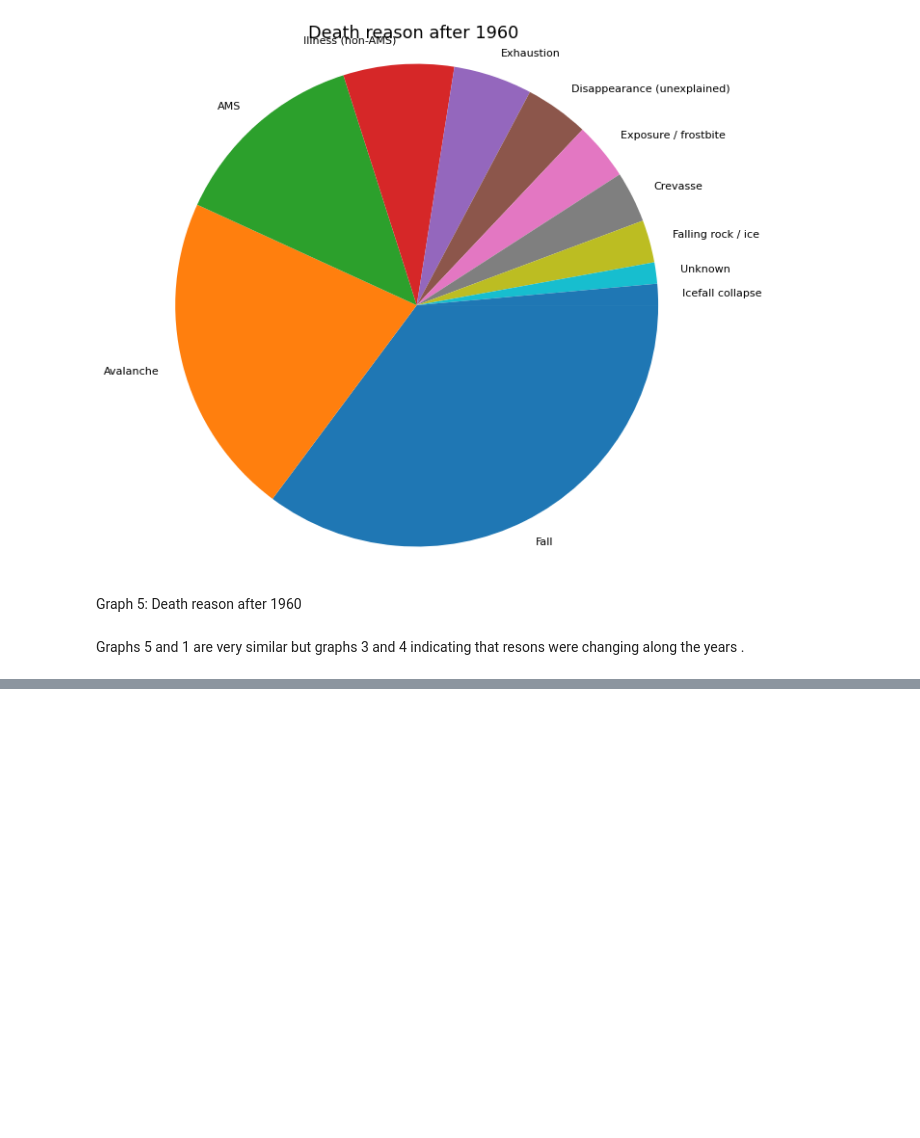
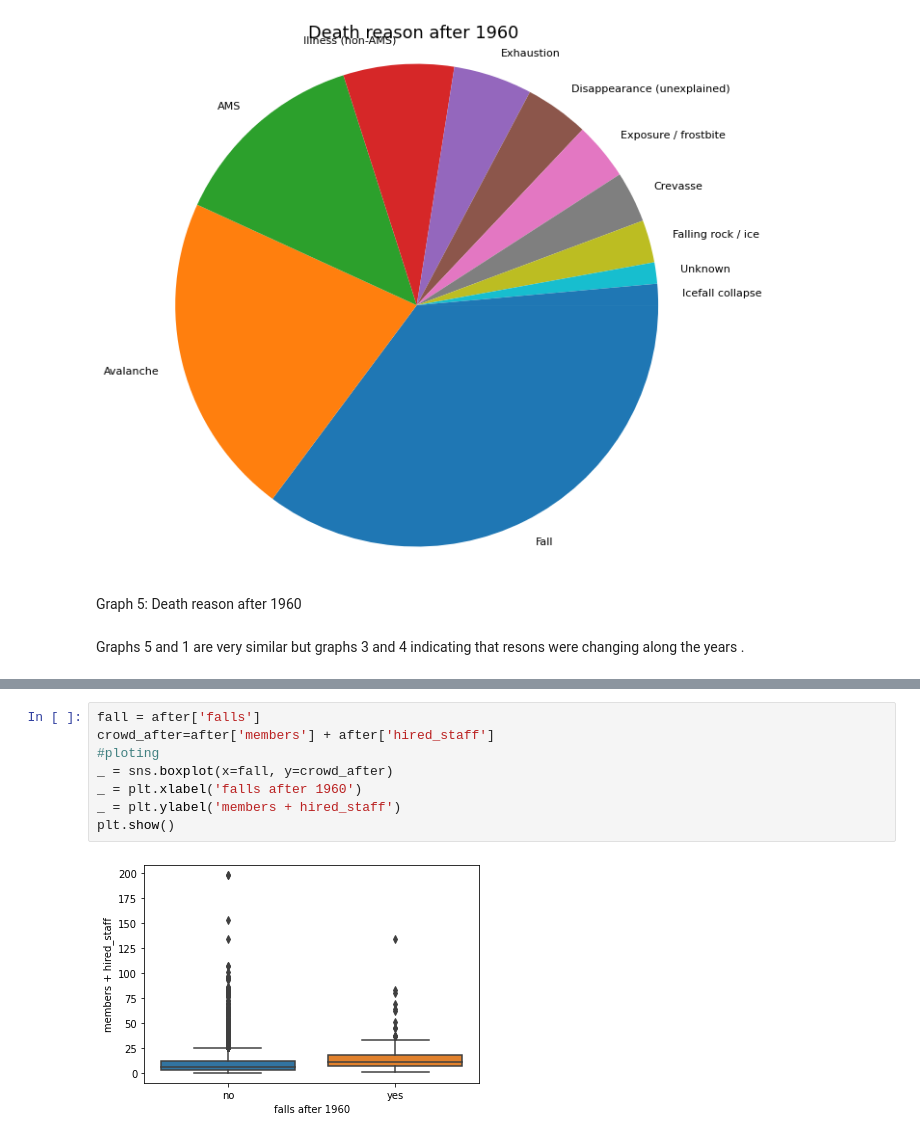
Before and after one commit to jakubbartnik/UCDPA_jakubbartnik, a Jupyter notebook: Jakub_Bartnik_Everest.ipynb, the cells around one changed output, grey strips where cells are left out. Cells and saved outputs as stored; diff of their text form; blank space fills up the shorter version.

```diff
--- a/Jakub_Bartnik_Everest.ipynb
+++ b/Jakub_Bartnik_Everest.ipynb
@@ -347,0 +470,10 @@ https://towardsdatascience.com/how-to-compare-two-or-more-distributions-9b06ee4d
+# %%
+fall = after['falls']
+crowd_after=after['members'] + after['hired_staff']
+#ploting
+_ = sns.boxplot(x=fall, y=crowd_after)
+_ = plt.xlabel('falls after 1960')
+_ = plt.ylabel('members + hired_staff')
+plt.show()
+# %% [output]
+[figure, added]
```
Also changed, not shown: parts of 71 cells of this notebook, 7 other files.
